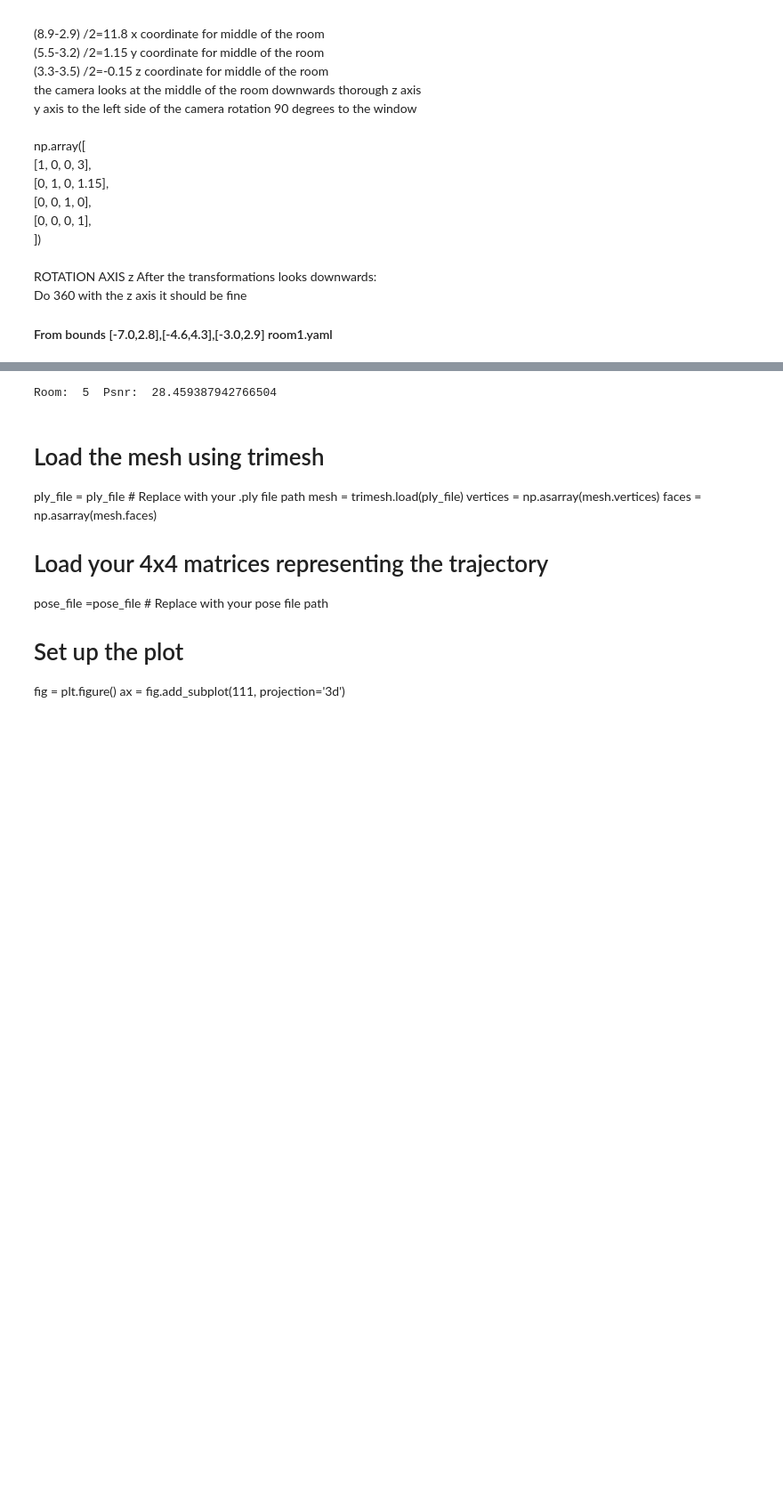
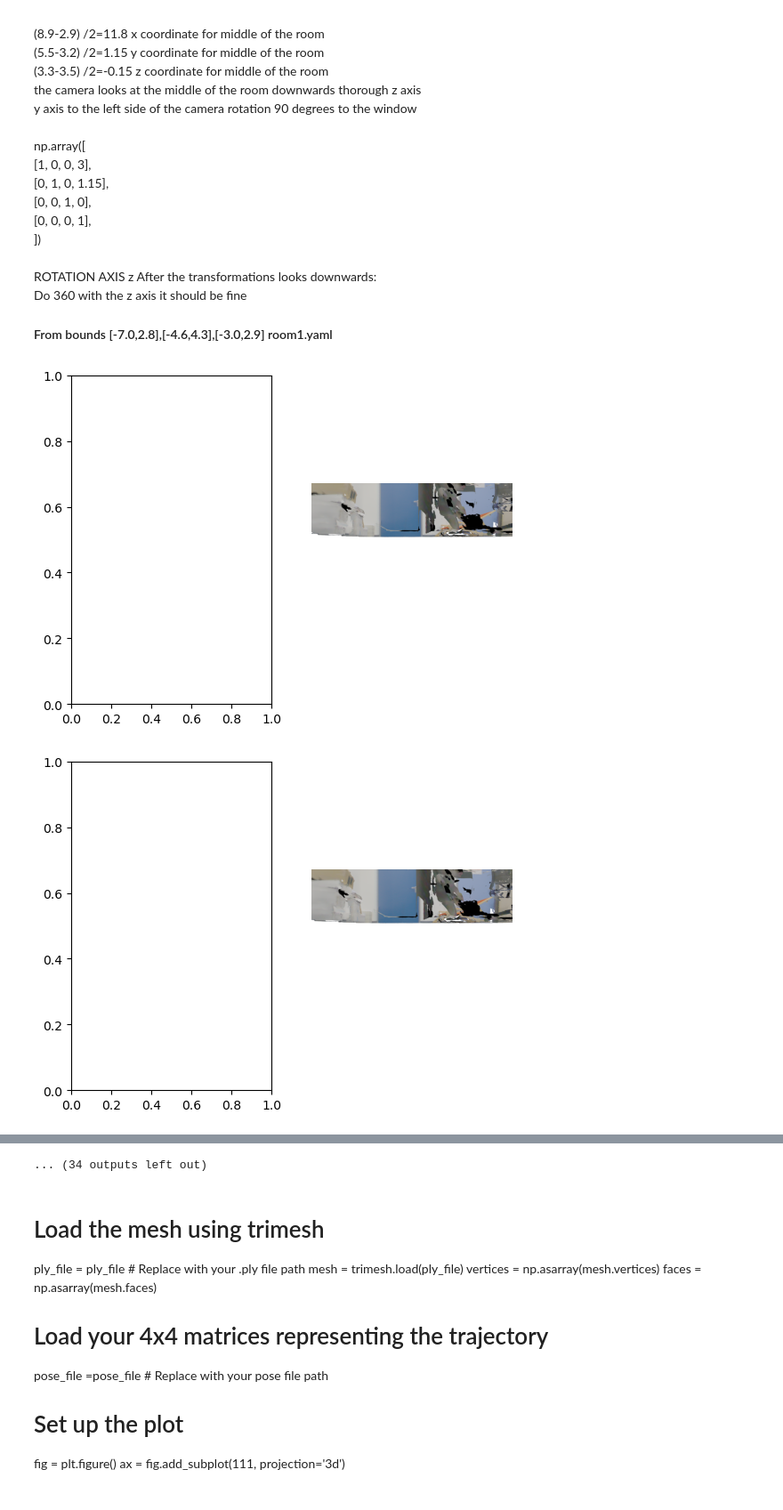
Before and after one commit to doginono/SceneSAM, a Jupyter notebook: data_generation/simulateManual.ipynb, the cells around one changed output, grey strips where cells are left out. Shown at 89% size. Saved outputs shown, nothing was run; the diff lists cells and outputs as text; code cells hidden in the pictures; blank space fills up the shorter version.

```diff
--- a/data_generation/simulateManual.ipynb
+++ b/data_generation/simulateManual.ipynb
@@ -117,12 +135,10 @@ Do 360 with the z axis it should be fine
 #### From bounds [-7.0,2.8],[-4.6,4.3],[-3.0,2.9] room1.yaml
 # %%
 
-ourMeshRoom0 = trimesh.load('/home/koerner/Project_Dogu/nice-slam/DataSetEval/final_mesh_eval_rec.obj')
-gtMeshRoom0 = trimesh.load('/home/koerner/Project/nice-slam/Datasets/Replica/room0_mesh.ply')
-ourMeshRoom0.invert()
-ourMeshRoom0 = pyrender.Mesh.from_trimesh(ourMeshRoom0)
+#ourMeshRoom0 = trimesh.load('/home/koerner/Project_Dogu/nice-slam/DataSetEval/final_mesh_eval_rec.obj')
+gtMeshRoom0 = trimesh.load('/home/rozenberszki/project/wsnsl/Datasets/Scannet++/data/56a0ec536c/scans/mesh_aligned_0.05.ply')
 gtMeshPyRoom0 = pyrender.Mesh.from_trimesh(gtMeshRoom0)
-
+'''
 
 ourMeshRoom1 = trimesh.load('/home/koerner/Project_Dogu/nice-slam/data_generation/comparisonMeshes/room1OurSeg.ply')
 gtMeshRoom1 = trimesh.load('/home/koerner/Project_Dogu/nice-slam/data_generation/comparisonMeshes/room1_mesh.ply')
@@ -137,11 +153,13 @@ ourMeshOffice0 = pyrender.Mesh.from_trimesh(ourMeshOffice0)
 gtMeshOffice0 = pyrender.Mesh.from_trimesh(gtMeshOffice0)
 
 '''
+'''
 ourMeshOffice1=trimesh.load("/home/koerner/Project/nice-slam/output/Own/office1/mesh/final_mesh_color.ply")
 gtMeshOffice1 = trimesh.load('/home/koerner/Project_Dogu/Replica-Dataset/dataset/office_1/mesh.ply')
 ourMeshOffice1.invert()
 ourMeshOffice1 = pyrender.Mesh.from_trimesh(ourMeshOffice1)
 gtMeshOffice1 = pyrender.Mesh.from_trimesh(gtMeshOffice1)
+'''
 '''
 
 ourMeshOffice2=trimesh.load("/home/koerner/Project/nice-slam/output/Own/office2/mesh/final_mesh_color.ply")
@@ -156,7 +174,7 @@ gtMeshOffice3 = trimesh.load('/home/koerner/Project_Dogu/Replica-Dataset/dataset
 ourMeshOffice3.invert()
 ourMeshOffice3 = pyrender.Mesh.from_trimesh(ourMeshOffice3)
 gtMeshOffice3 = pyrender.Mesh.from_trimesh(gtMeshOffice3)
-
+'''
 middleRoom0 = np.array([
     [1, 0, 0, 3],
     [0, 1, 0, 1.15],
@@ -197,9 +215,9 @@ middleOffice3 = np.array([[1, 0, 0, -0.8],
 # z axis rotation
 def psnr360(room):
     if room==0:
-        ourMesh=ourMeshRoom0
         gtMeshPy=gtMeshPyRoom0
         middle=middleRoom0
+    '''
     if room==1:
         ourMesh=ourMeshRoom1
         gtMeshPy=gtMeshPyRoom1
@@ -217,45 +235,39 @@ def psnr360(room):
         ourMesh=ourMeshOffice3
         gtMeshPy=gtMeshOffice3
         middle=middleOffice3
-
+    '''
     psnr=np.zeros(360)
     for i in range(359,-1,-1):
-        ourScene = pyrender.Scene(ambient_light= [0.8,0.8,0.8, 1.0])
         gtScene = pyrender.Scene(ambient_light= [0.8,0.8,0.8, 1.0])
 
-        ourScene.add(ourMesh)
         gtScene.add(gtMeshPy)
 
         camera = pyrender.PerspectiveCamera(yfov=np.pi / 3.0, aspectRatio=1.4)
         s = np.sqrt(2)/2
 
         middle[0:3,0:3] = customRot_z_3x3(i)@rotation_matrix_y_3x3.T@rotation_matrix_z_3x3
         camera_pose = middle
 
-        ourScene.add(camera, pose=camera_pose)
         gtScene.add(camera, pose=camera_pose)
 
 
         r = pyrender.OffscreenRenderer(1200, 680, point_size=1.0)
 
-        colorOur, depthOur = r.render(ourScene)
         colorGt, depthGt = r.render(gtScene)
-        psnr[i]=PSNR(colorOur,colorGt)
 
-        '''f, axarr = plt.subplots(1,2)
-        axarr[0].imshow(colorOur)
-        axarr[0].axis('off')  # Remove axes for first subplot
+        f, axarr = plt.subplots(1,2)
 
         axarr[1].imshow(colorGt)
         axarr[1].axis('off')  # Remove axes for first subplot
         plt.show()
-        '''
+
         r.delete()  # Release resources
         gtScene =None
-        ourScene = None
     psnr=np.mean(psnr)
     return psnr
 #for i in range(5):
 
-print("Room: ",3," Psnr: ",psnr360(3))
+print("Room: ",3," Psnr: ",psnr360(0))
 # %% [output]
+[figure, added]
+[figure, added]
@@ -262,4 +284,4 @@ print("Room: ",3," Psnr: ",psnr360(3))
-Room:  5  Psnr:  28.459387942766504
+... (34 outputs left out)
 # %% [markdown]
 
 
```
Also changed, not shown: parts of 6 cells of this notebook, 15 other files.
